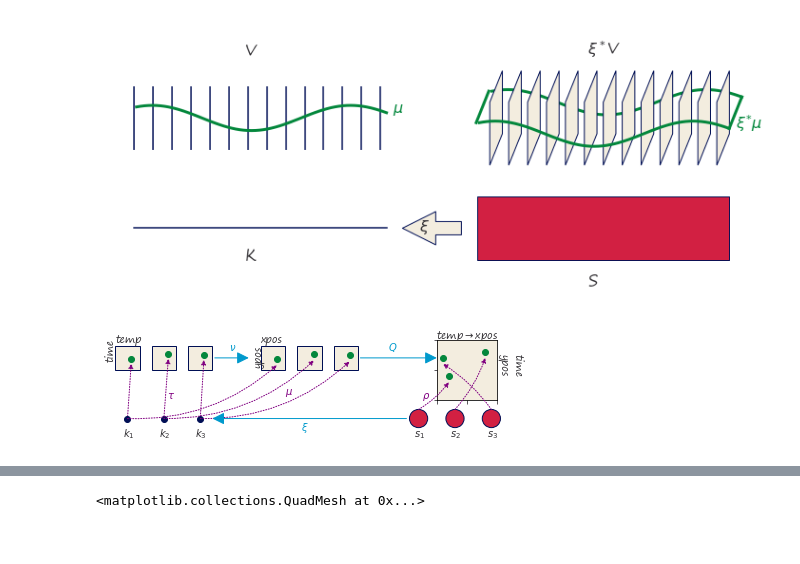
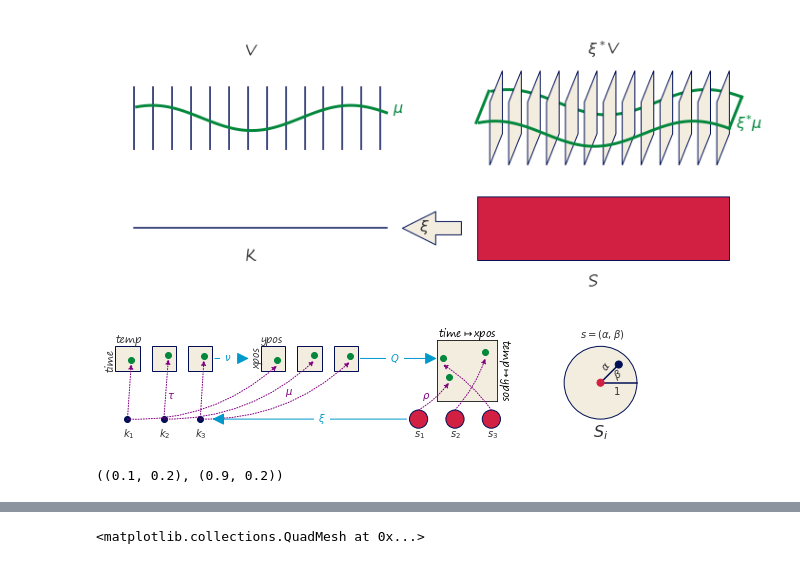
Before and after one commit to story645/proposal, a Jupyter notebook: figures/math/code/q_figs.ipynb, the cells around one changed output, grey strips where cells are left out. Saved outputs shown, nothing was run; the diff lists cells and outputs as text; code cells hidden in the pictures.

```diff
--- a/figures/math/code/q_figs.ipynb
+++ b/figures/math/code/q_figs.ipynb
@@ -138,44 +139,70 @@ for i, (off, kl, sl) in enumerate(zip(xpos, klabs, slabs)):
                                  linestyle=':', color=oc)
     fig.add_artist(a3)
 
 
 
 a3 = mpatches.ConnectionPatch(xyA=(0.1,yl), coordsA=axd['H'].transData,
                       xyB=(xpos[-1]+.1, yl), coordsB=axd['E'].transData,  arrowstyle="-|>",
                                   mutation_scale=25, zorder=10, color=ac)
 fig.add_artist(a3)
+atext_kw = {'color':ac, 'va':'center', 'ha':'center', 'zorder':10, 'bbox':{'color':'white'}}
+fig.text(-.6, a3.xy1[1], r'$\xi$', transform=axd['H'].transData, **atext_kw)
 
 a4 = mpatches.ConnectionPatch(xyA=(0.92,.7), coordsA=axd['E'].transData,
                       xyB=(0, .7), coordsB=axd['V'].transData,  arrowstyle="-|>",
                                   mutation_scale=25, zorder=10, color=ac)
 fig.add_artist(a4)
+fig.text(1.03, .7, r'$\nu$', transform=axd['E'].transData, **atext_kw)
+
 a5 = mpatches.ConnectionPatch(xyA=(0.92,.7), coordsA=axd['V'].transData,
                       xyB=(.35, .7), coordsB=axd['H'].transData,  arrowstyle="-|>",
                                   mutation_scale=25, zorder=10, color=ac)
 fig.add_artist(a5)
+fig.text(1.2, .7, r'$Q$', transform=axd['V'].transData, **atext_kw)
 
-fig.text(.4, .37, r'$\xi$', color=ac)
-fig.text(.3, .59, r'$\nu$', color=ac)
-fig.text(.52, .59, r'$Q$', color=ac)
+
+
 
 axd['E'].annotate('temp', (.1, .83))
-axd['E'].annotate('time', (0.01, .7), rotation=90)
+axd['E'].annotate('time', (0.01, .62), rotation=90)
 
-axd['V'].annotate('xpos',  (.1, .83))
-axd['V'].annotate('ypos',  (0.03, .65), rotation=90)
+axd['V'].annotate('ypos',  (.1, .83))
+axd['V'].annotate('xpos',  (0.01, .65), rotation=90)
 
-axd['H'].annotate('temp'+r'$\rightarrow$'+ 'xpos', (.34, .865))
-axd['H'].annotate('time\nypos', (.85, .58), rotation=-90)
+#axd['H'].annotate('time'+r'$\mapsto$'+'xpos', (.35, .865))
+#axd['H'].annotate('temp'+r'$\mapsto$'+'ypos', (.85, .4), rotation=-90)
+
+
+axsub.xaxis.set_label_position('top')
+axsub.yaxis.set_label_position('right')
+axsub.set_xlabel('time'+r'$\mapsto$'+'xpos')
+axsub.set_ylabel('temp'+r'$\mapsto$'+'ypos', rotation=270, labelpad=15)
+axsub.set(xticklabels=[], yticklabels=[])
+axsub.tick_params(length=0)
 
 axd['E'].annotate(r'$\tau$',(0.53, 0.37), color=oc)
 axd['V'].annotate(r'$\mu$', (.3, .4), color=oc)
 axd['H'].annotate(r'$\rho$', (.23, .37), color=oc)
 
-
+sc = mpatches.Circle((.5,.5), radius=.3, edgecolor='C0', facecolor=facecolor)
+axd['glyph'].add_patch(sc)
+axd['glyph'].annotate(r"$S_i$", (.44,0.05), fontsize=16)
+axd['glyph'].annotate(r'$s=(\alpha, \beta)$', (.33, .87))
+axd['glyph'].plot([.5, .8], [.5, .5], color='C0')
+axd['glyph'].plot([.5,.65], [.5, .65], color='C0')
+axd['glyph'].scatter([.5, .65], [.5, .65], c=['C1','C0'], s=50, zorder=100)
+axd['glyph'].annotate(r'$\alpha$', (.49, .60), rotation=55)
+axd['glyph'].annotate(r'$\beta$', (.59, .53), rotation=30)
+axd['glyph'].annotate(r'$1$', (.6, .4))
 axd['glyph'].axis('off')
-fig.savefig(slide_path/"scatter_q.png", bbox_inches='tight', facecolor='white' )
+fig.savefig(slide_path/"scatter_with_s.png", bbox_inches='tight', facecolor='white' )
+fig.savefig(proposal_path/"scatter_with_s.png", bbox_inches='tight', facecolor='white' )
 # %% [output]
-[figure, old version]
+[figure, new version]
+# %%
+a3.xy1, a3.xy2[0]
+# %% [output]
+((0.1, 0.2), (0.9, 0.2))
 # %%
 fig, axd = plt.subplot_mosaic([['E', 'V', 'H', 'glyph']], figsize=(10,5))
 for k in axd:
```
Also changed, not shown: parts of 7 cells of this notebook.
